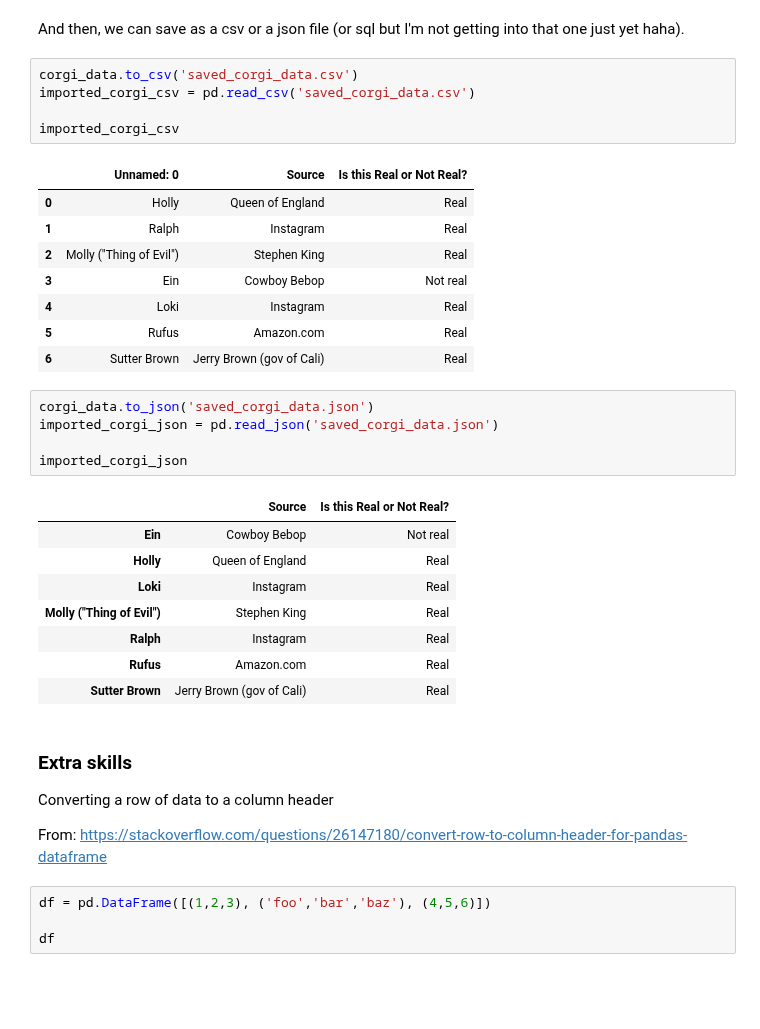
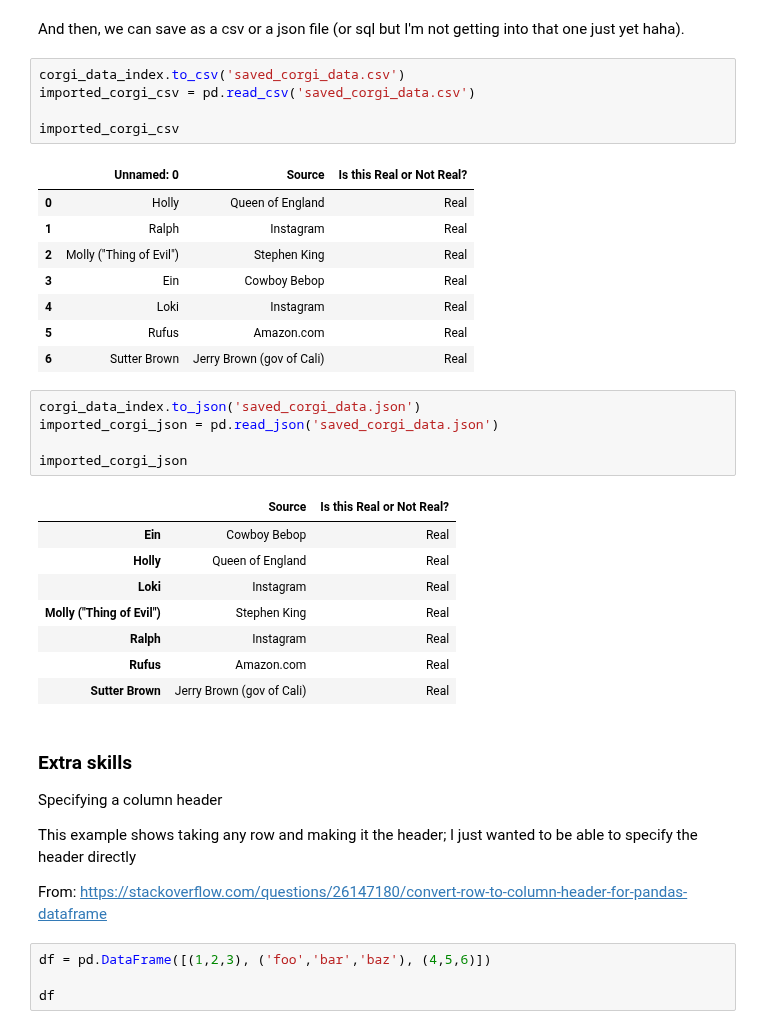
Before and after one commit to chawlaKat/Notebook-Noodlings, a Jupyter notebook: Pandas_and_corgis.ipynb, the cells around one changed output. Drawn from its saved outputs; the diff is of its cells as text; blank space fills up the shorter version.

Commit message:
update examples

```diff
--- a/Pandas_and_corgis.ipynb
+++ b/Pandas_and_corgis.ipynb
@@ -153,27 +159,27 @@ anscombe_data
 # %% [markdown]
 And then, we can save as a csv or a json file (or sql but I'm not getting into that one just yet haha).
 # %%
-corgi_data.to_csv('saved_corgi_data.csv')
+corgi_data_index.to_csv('saved_corgi_data.csv')
 imported_corgi_csv = pd.read_csv('saved_corgi_data.csv')
 
 imported_corgi_csv
 # %% [output]
 |  | Unnamed: 0 | Source | Is this Real or Not Real? |
 | 0 | Holly | Queen of England | Real |
 | 1 | Ralph | Instagram | Real |
 | 2 | Molly ("Thing of Evil") | Stephen King | Real |
-| 3 | Ein | Cowboy Bebop | Not real |
+| 3 | Ein | Cowboy Bebop | Real |
 | 4 | Loki | Instagram | Real |
 | 5 | Rufus | Amazon.com | Real |
 | 6 | Sutter Brown | Jerry Brown (gov of Cali) | Real |
 # %%
-corgi_data.to_json('saved_corgi_data.json')
+corgi_data_index.to_json('saved_corgi_data.json')
 imported_corgi_json = pd.read_json('saved_corgi_data.json')
 
 imported_corgi_json
 # %% [output]
 |  | Source | Is this Real or Not Real? |
-| Ein | Cowboy Bebop | Not real |
+| Ein | Cowboy Bebop | Real |
 | Holly | Queen of England | Real |
 | Loki | Instagram | Real |
 | Molly ("Thing of Evil") | Stephen King | Real |
@@ -183,7 +189,9 @@ imported_corgi_json
 # %% [markdown]
 <h3>Extra skills</h3>
 
-Converting a row of data to a column header
+Specifying a column header
+
+This example shows taking any row and making it the header; I just wanted to be able to specify the header directly
 
 From: https://stackoverflow.com/questions/26147180/convert-row-to-column-header-for-pandas-dataframe
 # %%
```
Also changed, not shown: parts of 13 cells of this notebook.
